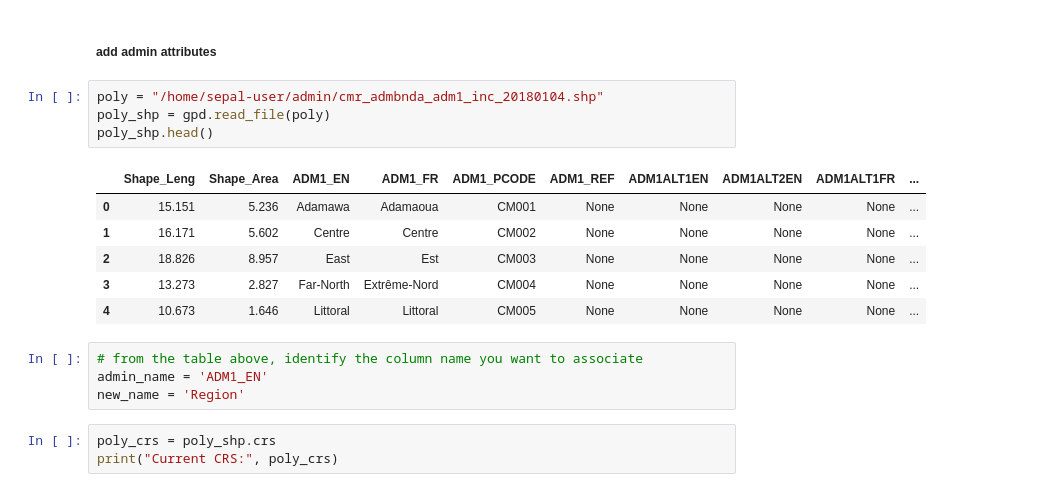
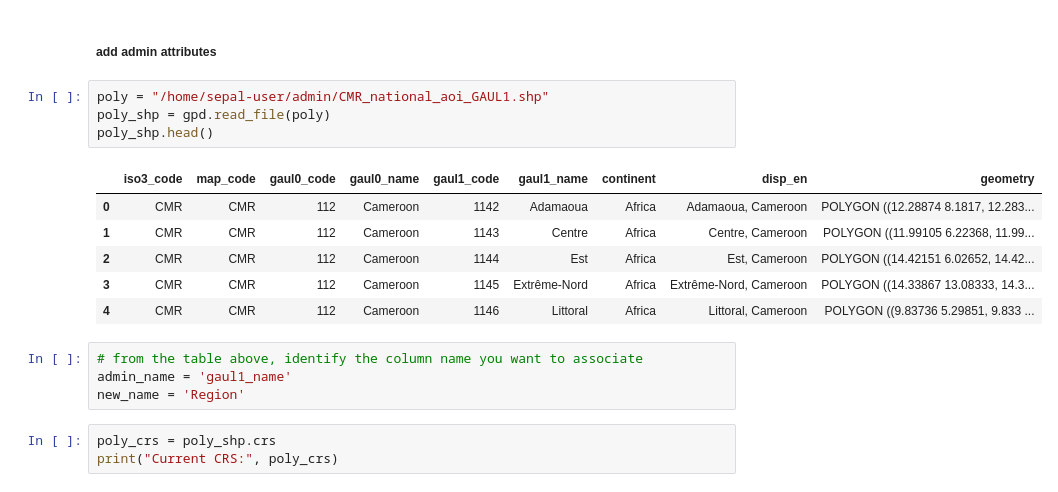
Before and after one commit to aurelgrooves/cocoa-CMR, a Jupyter notebook: LC_accuracy/3. Merge_reference_validation.ipynb, the cells around one changed output. Drawn from its saved outputs; the diff is of its cells as text.

```diff
--- a/LC_accuracy/3. Merge_reference_validation.ipynb
+++ b/LC_accuracy/3. Merge_reference_validation.ipynb
@@ -141,19 +290,19 @@ Map.add_gdf(ref_map_gdf, layer_name='Ref Points', info_mode='on_hover', style={
 # %% [markdown]
 ##### add admin attributes
 # %%
-poly = "/home/sepal-user/admin/cmr_admbnda_adm1_inc_20180104.shp"
+poly = "/home/sepal-user/admin/CMR_national_aoi_GAUL1.shp"
 poly_shp = gpd.read_file(poly)
 poly_shp.head()
 # %% [output]
-|  | Shape_Leng | Shape_Area | ADM1_EN | ADM1_FR | ADM1_PCODE | ADM1_REF | ADM1ALT1EN | ADM1ALT2EN | ADM1ALT1FR | ... |
-| 0 | 15.151 | 5.236 | Adamawa | Adamaoua | CM001 | None | None | None | None | ... |
-| 1 | 16.171 | 5.602 | Centre | Centre | CM002 | None | None | None | None | ... |
-| 2 | 18.826 | 8.957 | East | Est | CM003 | None | None | None | None | ... |
-| 3 | 13.273 | 2.827 | Far-North | Extrême-Nord | CM004 | None | None | None | None | ... |
-| 4 | 10.673 | 1.646 | Littoral | Littoral | CM005 | None | None | None | None | ... |
+|  | iso3_code | map_code | gaul0_code | gaul0_name | gaul1_code | gaul1_name | continent | disp_en | geometry |
+| 0 | CMR | CMR | 112 | Cameroon | 1142 | Adamaoua | Africa | Adamaoua, Cameroon | POLYGON ((12.28874 8.1817, 12.283... |
+| 1 | CMR | CMR | 112 | Cameroon | 1143 | Centre | Africa | Centre, Cameroon | POLYGON ((11.99105 6.22368, 11.99... |
+| 2 | CMR | CMR | 112 | Cameroon | 1144 | Est | Africa | Est, Cameroon | POLYGON ((14.42151 6.02652, 14.42... |
+| 3 | CMR | CMR | 112 | Cameroon | 1145 | Extrême-Nord | Africa | Extrême-Nord, Cameroon | POLYGON ((14.33867 13.08333, 14.3... |
+| 4 | CMR | CMR | 112 | Cameroon | 1146 | Littoral | Africa | Littoral, Cameroon | POLYGON ((9.83736 5.29851, 9.833 ... |
 # %%
 # from the table above, identify the column name you want to associate
-admin_name = 'ADM1_EN'
+admin_name = 'gaul1_name'
 new_name = 'Region'
 # %%
 poly_crs = poly_shp.crs
```
Also changed, not shown: parts of 25 cells of this notebook.
